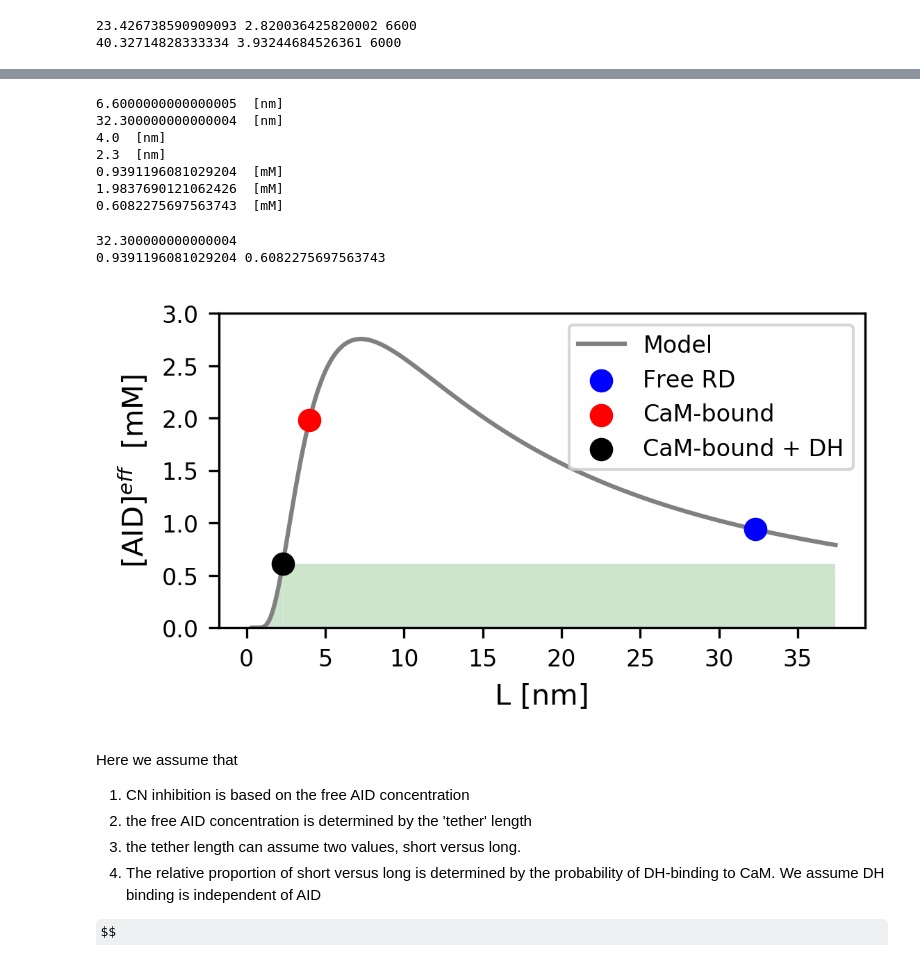
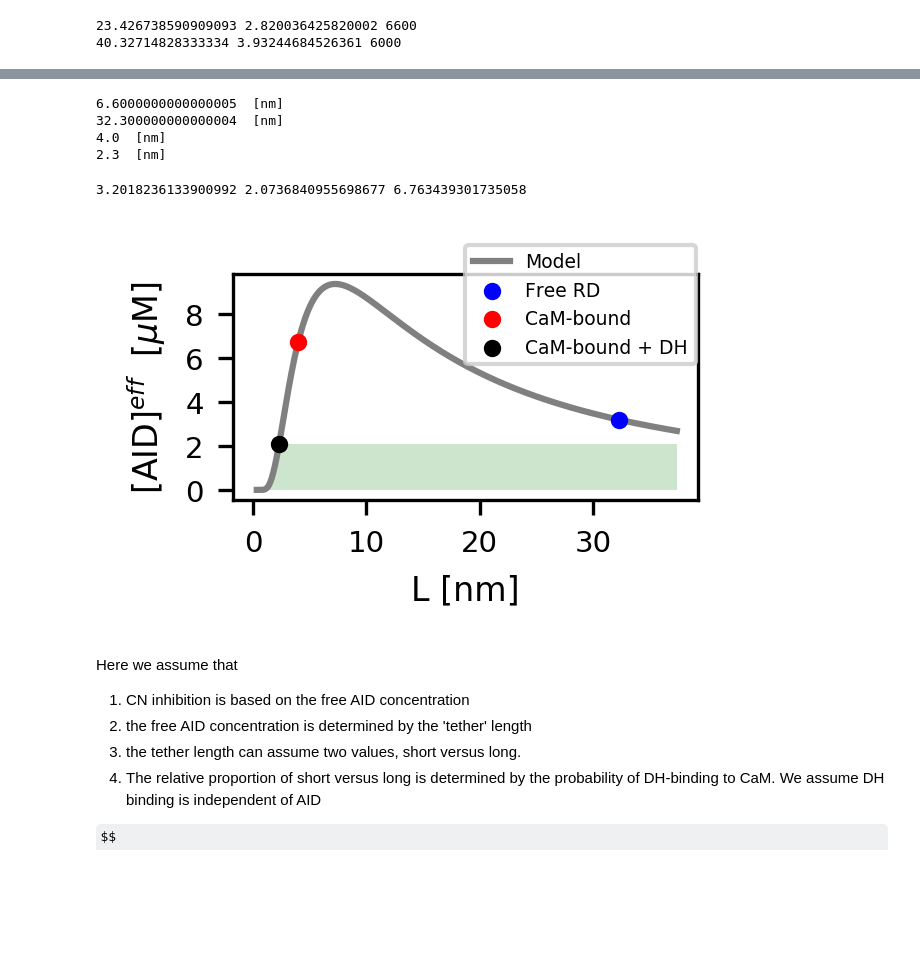
Before and after one commit to huskeypm/pkh-lab-analyses, a Jupyter notebook: 2018-CaMDH/CaN_tether_model.ipynb, the cells around one changed output, grey strips where cells are left out. Saved outputs shown, nothing was run; the diff lists cells and outputs as text; code cells hidden in the pictures; some formulas as TeX source; blank space fills up the shorter version.

Commit message:
Update the tether model with fitting against expt. data

```diff
--- a/2018-CaMDH/CaN_tether_model.ipynb
+++ b/2018-CaMDH/CaN_tether_model.ipynb
@@ -128,0 +174,5 @@ print (conc* M_to_mM, " [mM]")
+# %%
+# Read in data, panel (A) of fig3 in Fruman1995 paper
+expt = np.loadtxt("/home/AD/bsu233/plotfigures/CaMDH/AID_titration/Fruman1995paper/expt")
+expt_AID = expt[:,0]
+expt_Pf = expt[:,1]
@@ -128,0 +196,2 @@ print (conc* M_to_mM, " [mM]")
+# %%
+fit_tAID,fit_cov = curve_fit(pf, expt_AID,expt_Pf)
@@ -158,79 +267,78 @@ Text(0,0.5,'AID-CaM dist.($\\AA$)')
 # %%
-rcParams['figure.figsize'] = 2,1
-rcParams['figure.dpi'] =300
 D = 66 * Ang_to_nm # Measured between Ca.387 to Ca.481 in pdb 4or9
 print (D, " [nm]")
 L_free = 95 * Ang_per_res * Ang_to_nm # when No CaM, the tehter length is  a.a. resid 387 to resid 481
 print (L_free, " [nm]")
 
-# For L_CaM (when CaM is bound to CaMBR), theoritically, the tether length is from C-terminl of CaMBR to
-# N terminus of AID, which should be 53. residue long, Namely, "L_CaM = 53  * Ang_per_res * Ang_to_nm"
-# Here we use our simulated data
+
 L_CaM =  4.0 #nm, from Fig 11
 print (L_CaM, " [nm]")
 
 #simlarity, when CaM is bound and DH interaction is formed, our simulated data shows that:
 L_CaMDH =  2.3 # nm
 print (L_CaMDH, " [nm]")
-
-print (G_DZL(zeta,D,L_free)* cLim*M_to_mM, " [mM]")
-print (G_DZL(zeta,D,L_CaM)* cLim*M_to_mM, " [mM]")
-print (G_DZL(zeta,D,L_CaMDH)* cLim*M_to_mM, " [mM]")
 # %% [output]
 6.6000000000000005  [nm]
 32.300000000000004  [nm]
 4.0  [nm]
 2.3  [nm]
-0.9391196081029204  [mM]
-1.9837690121062426  [mM]
-0.6082275697563743  [mM]
+# %%
+## We will use the Kd2= 0.565 uM of AID from experimnts as the reference unit
+tether_length = np.array([L_free,L_CaM,L_CaMDH])
+conc = G_DZL(zeta,D,tether_length)
+
+#reference point
+ref_conc = conc[2]
+ref_unit = fit_tAID
+
+effective_conc = (conc/ref_conc)*ref_unit
+
+#
 # %%
-rcParams['figure.figsize'] = 4,2
+rcParams['figure.figsize'] = 2,1
 rcParams['figure.dpi'] =300
 
 res = 1
 Lmin = res*Ang_per_res * Ang_to_nm  # tether length [nm]
 res = 110
 Lmax = res*Ang_per_res * Ang_to_nm  # tether length [nm]
 Ls = np.linspace(Lmin,Lmax,1000)
 
 L_per_res = 0.34 #nm
 zeta=3
 
 fig, ax1 = plt.subplots()
-y = G_DZL(zeta,D,Ls)* cLim*M_to_mM
+y = (G_DZL(zeta,D,Ls)/ref_conc)*ref_unit
 ax1.plot(Ls, y,'grey',label='Model')
-tether_length = np.array([L_free,L_CaM,L_CaMDH])
-print (tether_length[0])
-conc = G_DZL(zeta,D,tether_length)* cLim*M_to_mM
-ax1.scatter(tether_length[0],conc[0],color='blue',s=50,zorder=3,label='Free RD')
-ax1.scatter(tether_length[1],conc[1],color='red',s=50,zorder=3,label='CaM-bound')
-ax1.scatter(tether_length[2],conc[2],color='black',s=50,zorder=3,label='CaM-bound + DH')
-ax1.set_xlabel("L [nm]")
-ax1.legend(fontsize=8)
+
+
+ax1.scatter(tether_length[0],effective_conc[0],color='blue',s=10,zorder=3,label='Free RD')
+ax1.scatter(tether_length[1],effective_conc[1],color='red',s=10,zorder=3,label='CaMBR-bound')
+ax1.scatter(tether_length[2],effective_conc[2],color='black',s=10,zorder=3,label='CaM-bound + DH')
+ax1.set_xlabel("L [nm]",fontsize=8)
+ax1.legend(fontsize=4.5,loc=(0.5,0.6), ncol=1)
 
 #ax2.tick_params(labelsize=8)
-ax1.tick_params(labelsize=8)
-ax1.set_ylabel("[AID]$^{eff}$  [mM]")
-
+ax1.tick_params(labelsize=7)
+ax1.set_ylabel("[AID]$^{eff}$  [$\mu$M]",fontsize=8)
+ax1.set_yticks([0,2,4,6,8,10])
 # Now shade the aera wher the linker length is suffcient to release AID
 x1x2 = np.linspace(0.1,tether_length[2],5)
 x3x4 = np.linspace(tether_length[2],37.4,5)
 #x3x4 = np.linspace(tether_length[0],20.4,100)
-ylimit1 = conc[2]
-ylimit2 = G_DZL(zeta,D,x1x2)* cLim*M_to_mM
+ylimit1 = effective_conc[2]
+ylimit2 = (G_DZL(zeta,D,x1x2)/ref_conc)*ref_unit
 
 ax1.fill_between(x1x2,0,ylimit2,edgecolor='none',facecolor='green', alpha='0.2')
-ax1.fill_between(x3x4, 0,conc[2],edgecolor='none',facecolor='green', alpha='0.2')
-ax1.set_ylim([0,3])
+ax1.fill_between(x3x4, 0,effective_conc[2],edgecolor='none',facecolor='green', alpha='0.2')
+#ax1.set_ylim([0,3])
 
-print (conc[0],conc[2])
+print (effective_conc[0],effective_conc[2],effective_conc[1])
 #ax1.set_xlim([0,60])
 #plt.gcf().savefig("CN_AID_tether.png")
 # %% [output]
-32.300000000000004
-0.9391196081029204 0.6082275697563743
+3.2018236133900992 2.0736840955698677 6.763439301735058
-[figure, old version]
+[figure, new version]
 # %% [markdown]
 Here we assume that
 1. CN inhibition is based on the free AID concentration
```
Also changed, not shown: parts of 12 cells of this notebook.
